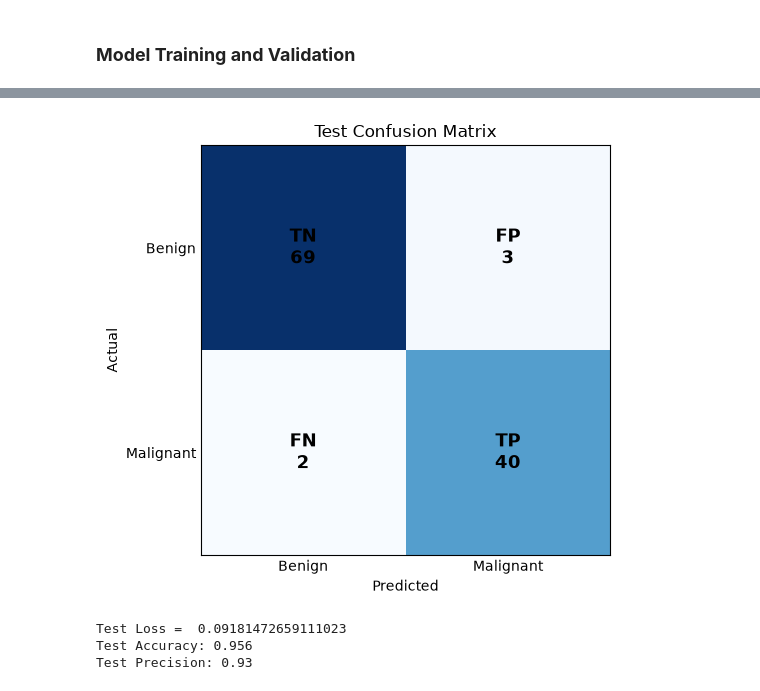
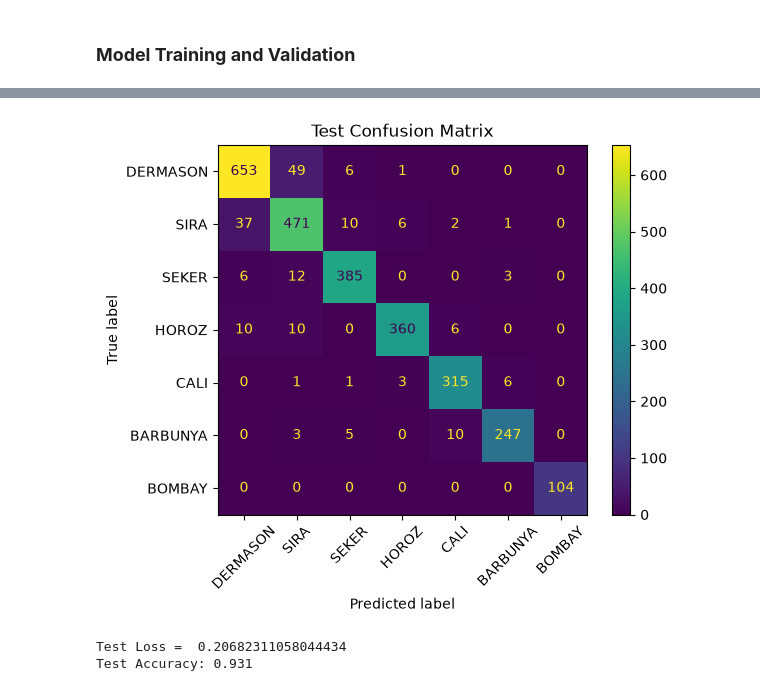
Before and after one commit to quiet-tourist/R499-ML-Research, a Jupyter notebook: deep_learning/03_deep_learning.ipynb, the cells around one changed output, grey strips where cells are left out. Saved outputs shown, nothing was run; the diff lists cells and outputs as text; code cells hidden in the pictures.

```diff
--- a/deep_learning/03_deep_learning.ipynb
+++ b/deep_learning/03_deep_learning.ipynb
@@ -180,13 +181,13 @@ dtype: float64
 # %%
 # Convert data into Tensor Data
 x_train = torch.tensor(x_train_scaled.values, dtype=torch.float32)
-y_train = torch.tensor(y_train_df.values, dtype=torch.float32).reshape(-1,1)
+y_train = torch.tensor(y_train_df.values, dtype=torch.long)
 
 x_val = torch.tensor(x_val_scaled.values, dtype=torch.float32)
-y_val = torch.tensor(y_val_df.values, dtype=torch.float32).reshape(-1,1)
+y_val = torch.tensor(y_val_df.values, dtype=torch.long)
 
 x_test = torch.tensor(x_test_scaled.values, dtype=torch.float32)
-y_test = torch.tensor(y_test_df.values, dtype=torch.float32).reshape(-1,1)
+y_test = torch.tensor(y_test_df.values, dtype=torch.long)
 
 # Check Shape
 print(x_train.shape, y_train.shape)
@@ -436,78 +385,50 @@ plt.show()
 # %%
 assert best_weights is not None
 model.load_state_dict(best_weights)
 
 model.eval()
 
 with torch.no_grad():
     test_prediction = model(x_test)
     test_loss = loss_function(test_prediction, y_test)
 
     # Test accuracy
-    test_class = (test_prediction >= 0.5).float() # Threshold with boolean output. Bool predictions
+    test_class = torch.argmax(test_prediction, dim=1) # Largest logit assigned to class. Returns class.
     test_correct = (test_class == y_test) # Boolean comparison with predictions vs actual
     test_accuracy = test_correct.sum().item() / len(test_correct)
 
 # Test Confusion Matrix
-t_true_positive = ((test_class == 1) & (y_test == 1)).sum().item()
-t_true_negative = ((test_class == 0) & (y_test == 0)).sum().item()
-t_false_positive = ((test_class == 1) & (y_test == 0)).sum().item()
-t_false_negative = ((test_class == 0) & (y_test == 1)).sum().item()
 
-t_confusion_matrix = [
-    [t_true_negative, t_false_positive],
-    [t_false_negative, t_true_positive]
+# Class names in the same order as your numerical encoding
+class_names = [
+    'DERMASON',
+    'SIRA',
+    'SEKER',
+    'HOROZ',
+    'CALI',
+    'BARBUNYA',
+    'BOMBAY'
 ]
 
+# Build confusion matrix
+cm = confusion_matrix(y_test.numpy(), test_class.numpy())
+
 # Plot
-fig, ax = plt.subplots(figsize=(6, 5))
+display = ConfusionMatrixDisplay(
+    confusion_matrix=cm,
+    display_labels=class_names
+)
 
-im = ax.imshow(t_confusion_matrix, cmap='Blues')
-
-# Axis labels
-ax.set_xticks([0, 1])
-ax.set_yticks([0, 1])
-
-ax.set_xticklabels(['Benign', 'Malignant'])
-ax.set_yticklabels(['Benign', 'Malignant'])
-
-ax.set_xlabel('Predicted')
-ax.set_ylabel('Actual')
-ax.set_title('Test Confusion Matrix')
-
-# Cell labels
-labels = [
-    ['TN', 'FP'],
-    ['FN', 'TP']
-]
-
-for row in range(2):
-    for col in range(2):
-        ax.text(
-            col,
-            row,
-            f'{labels[row][col]}\n{t_confusion_matrix[row][col]}',
-            ha='center',
-            va='center',
-            fontsize=13,
-            fontweight='bold'
-        )
-
-# Remove little marks
-ax.tick_params(length=0)
-
-plt.tight_layout()
+display.plot()
+plt.xticks(rotation=45)
+plt.title('Test Confusion Matrix')
 plt.show()
 
-# Precision (How many positives were correct)
-test_precision = t_true_positive / (t_true_positive+t_false_positive)
 
 # Report Out
 print("Test Loss = ", test_loss.item())
 print(f"Test Accuracy: {round(test_accuracy, 3)}")
-print(f"Test Precision: {round(test_precision, 3)}")
 # %% [output]
-[figure, old version]
+[figure, new version]
-Test Loss =  0.09181472659111023
-Test Accuracy: 0.956
-Test Precision: 0.93
+Test Loss =  0.20682311058044434
+Test Accuracy: 0.931
```
Also changed, not shown: parts of 10 cells of this notebook.
